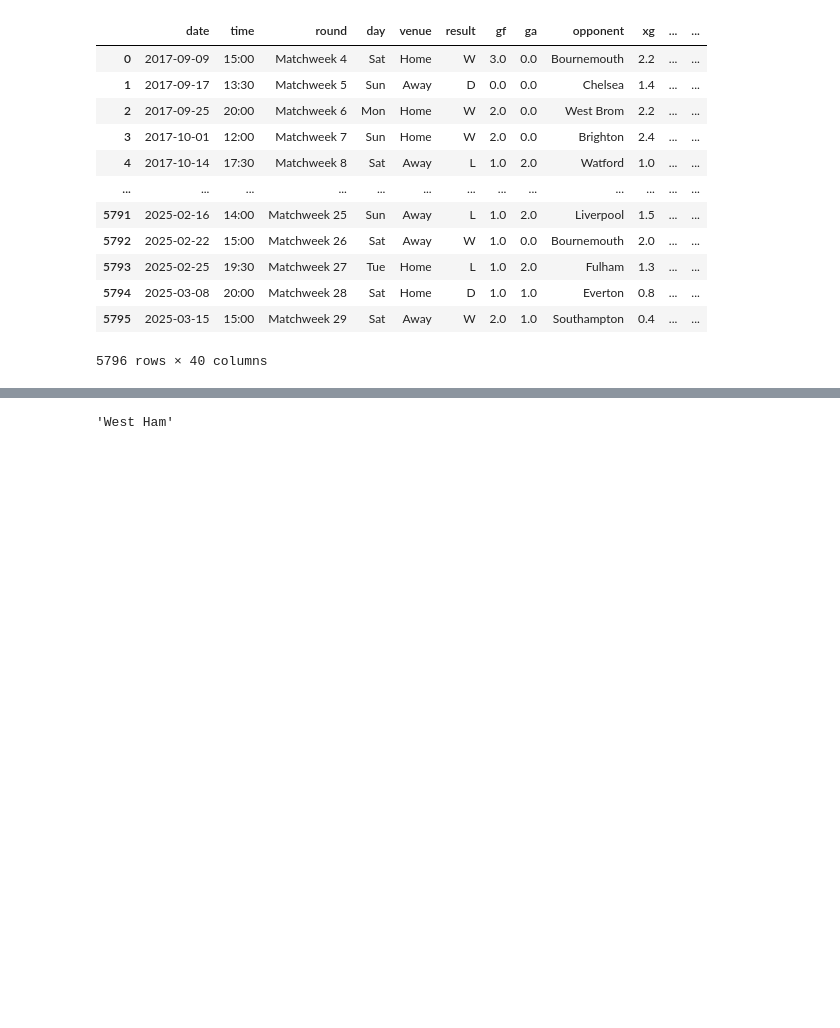
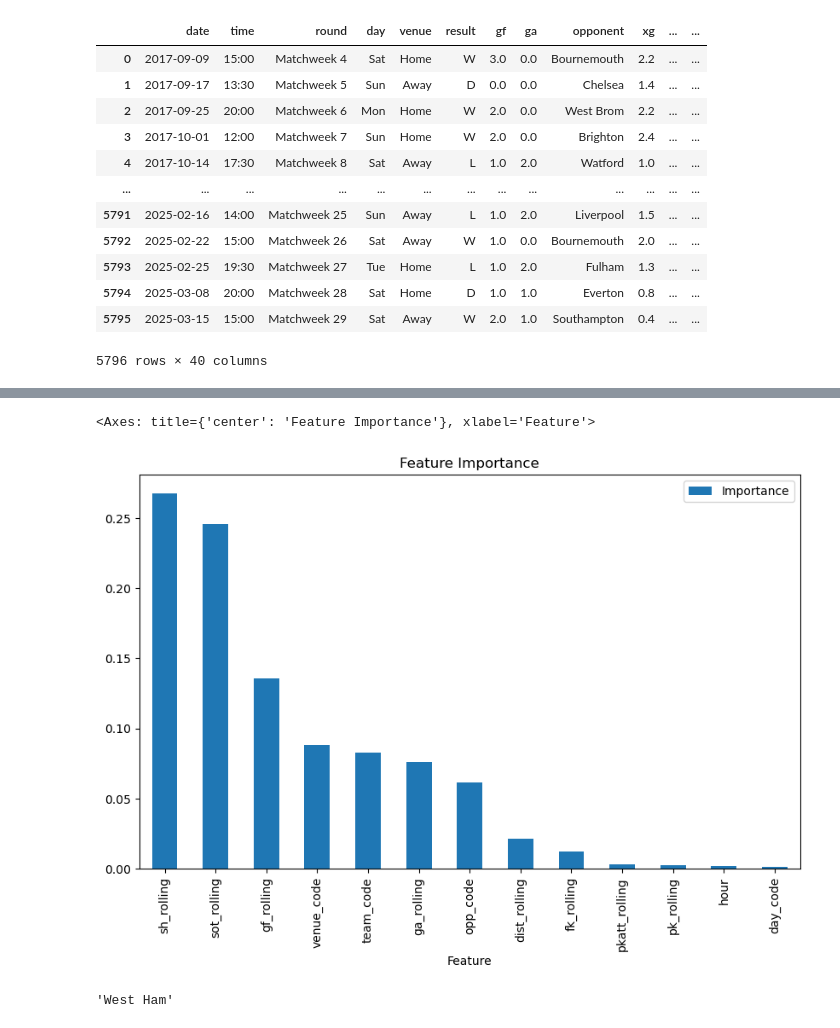
Before and after one commit to ryanfei05/football-ml-project, a Jupyter notebook: ml.ipynb, the cells around one changed output, grey strips where cells are left out. Cells and saved outputs as stored; diff of their text form; code cells hidden in the pictures; blank space fills up the shorter version.

```diff
--- a/ml.ipynb
+++ b/ml.ipynb
@@ -302,3 +334,8 @@ print(feature_importance)
+# %%
+feature_importance.plot.bar(x='Feature', y='Importance', title='Feature Importance', figsize=(10, 6))
+# %% [output]
+<Axes: title={'center': 'Feature Importance'}, xlabel='Feature'>
+[figure, added]
 # %%
 class MissingDict(dict):
     __missing__= lambda self, key: key
```
Also changed, not shown: parts of 17 cells of this notebook, 1 other file.
